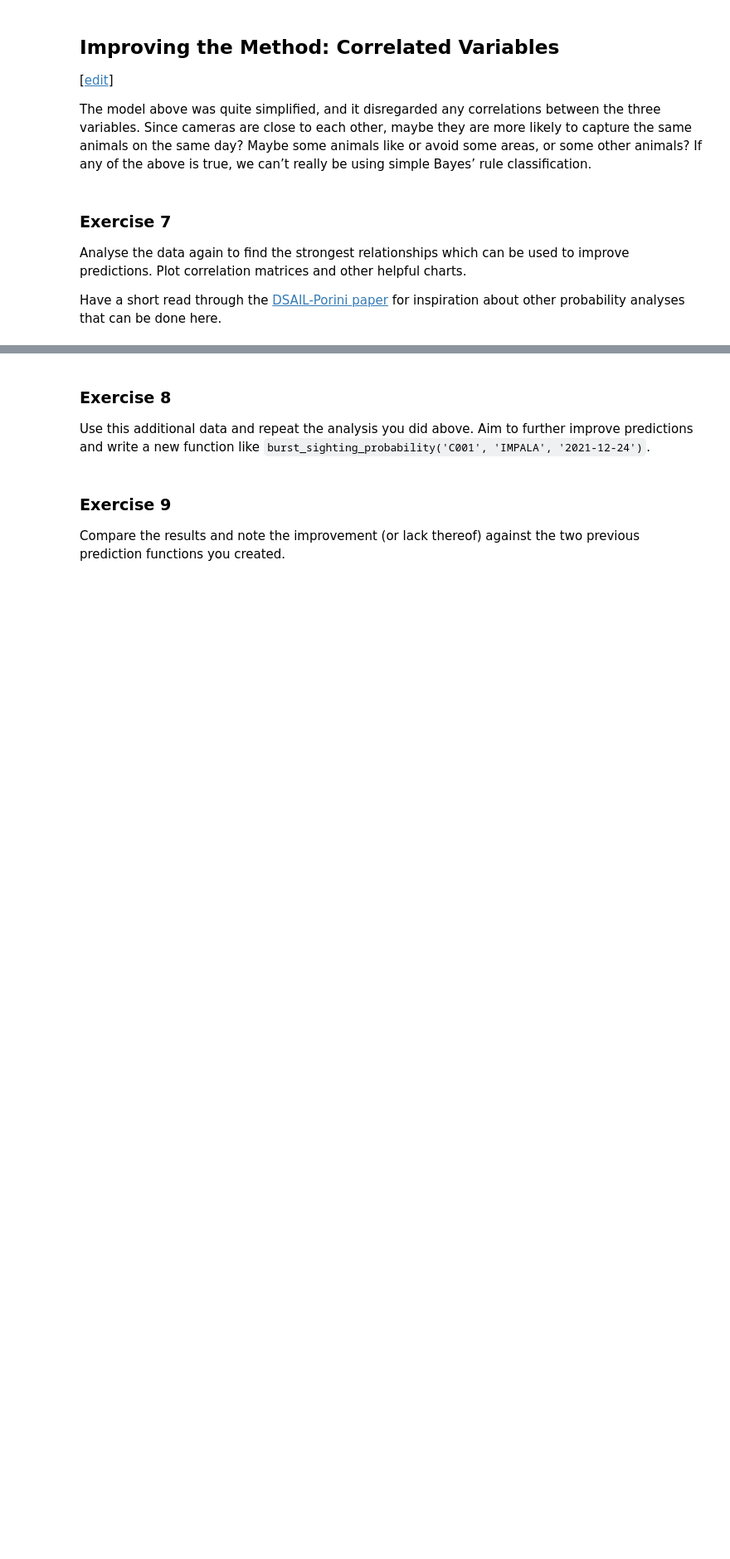
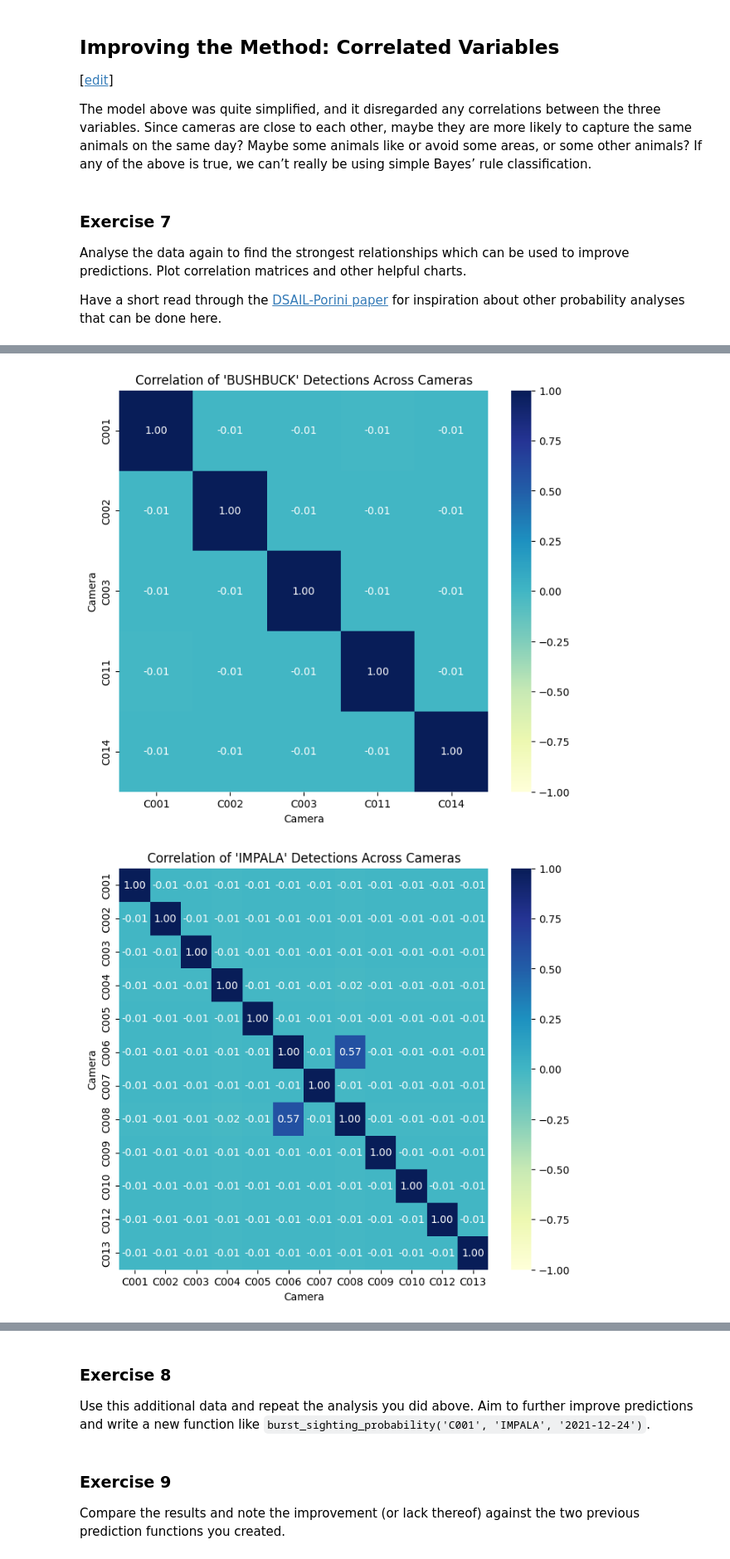
Before and after one commit to zippyzippy0/mlfc_practicals, a Jupyter notebook: _notebooks/03-dataset-joining-practical.ipynb, the cells around one changed output, grey strips where cells are left out. Shown at 83% size. Cells and saved outputs as stored; diff of their text form; code cells hidden in the pictures; blank space fills up the shorter version.

```diff
--- a/_notebooks/03-dataset-joining-practical.ipynb
+++ b/_notebooks/03-dataset-joining-practical.ipynb
@@ -758,0 +770,34 @@ for inspiration about other probability analyses that can be done here.
+# %%
+import seaborn as sns
+import matplotlib.pyplot as plt
+import pandas as pd
+import numpy as np
+
+# Assuming binary_df has been created and has a MultiIndex with levels 'camera_id' and 'Species'.
+
+# Get a list of all unique species
+all_species = binary_df.columns.get_level_values('Species').unique()
+
+# Loop through each species to calculate and visualize correlation
+for species in all_species:
+    # Use xs to select all columns for the current species across all cameras
+    species_data_across_cams = binary_df.xs(species, axis=1, level='Species')
+
+    # Drop any cameras where the species was never detected to avoid NaN correlation
+    species_data_across_cams = species_data_across_cams.loc[:, (species_data_across_cams != 0).any(axis=0)]
+
+    if not species_data_across_cams.empty and len(species_data_across_cams.columns) > 1:
+        # Calculate the correlation matrix for the species across all cameras
+        species_cam_corr = species_data_across_cams.corr()
+
+        # Create the heatmap
+        plt.figure(figsize=(8, 7))
+        sns.heatmap(species_cam_corr, annot=True, cmap="YlGnBu", fmt=".2f",
+                    vmin=-1, vmax=1, center=0)
+        plt.title(f"Correlation of '{species}' Detections Across Cameras")
+        plt.xlabel("Camera")
+        plt.ylabel("Camera")
+        plt.show()
+# %% [output]
+[figure, added]
+[figure, added]
```
Also changed, not shown: parts of 50 cells of this notebook.
